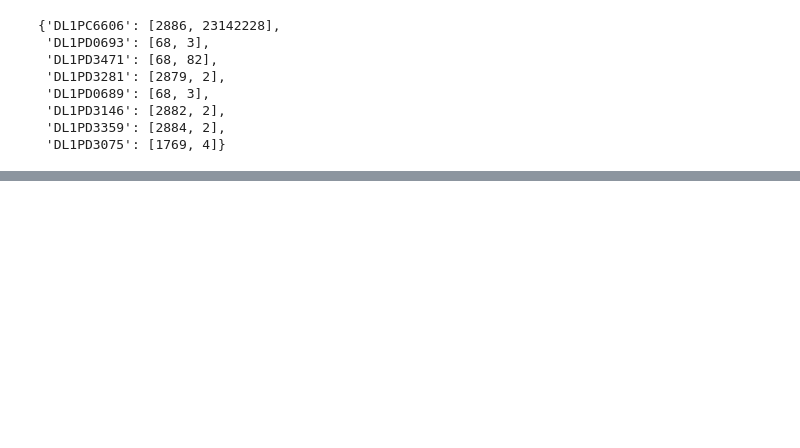
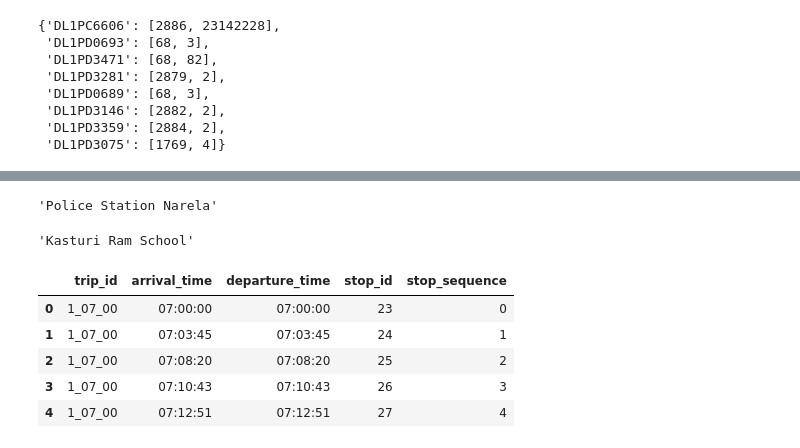
Before and after one commit to ShubhamMT20324/DPM_Project, a Jupyter notebook: E&A.ipynb, the cells around one changed output, grey strips where cells are left out. Cells and saved outputs as stored; diff of their text form; code cells hidden in the pictures; blank space fills up the shorter version.

```diff
--- a/E&A.ipynb
+++ b/E&A.ipynb
@@ -284,0 +317,4 @@ dd
+# %%
+a
+# %% [output]
+'Police Station Narela'
@@ -284,0 +332,15 @@ dd
+# %%
+getstopname(10)
+# %% [output]
+'Kasturi Ram School'
+# %%
+stop_timedf=pd.read_csv("GTFS/stop_times.txt")
+# %%
+stop_timedf.head()
+# %% [output]
+|  | trip_id | arrival_time | departure_time | stop_id | stop_sequence |
+| 0 | 1_07_00 | 07:00:00 | 07:00:00 | 23 | 0 |
+| 1 | 1_07_00 | 07:03:45 | 07:03:45 | 24 | 1 |
+| 2 | 1_07_00 | 07:08:20 | 07:08:20 | 25 | 2 |
+| 3 | 1_07_00 | 07:10:43 | 07:10:43 | 26 | 3 |
+| 4 | 1_07_00 | 07:12:51 | 07:12:51 | 27 | 4 |
```
Also changed, not shown: parts of 36 cells of this notebook, 2 other files.
